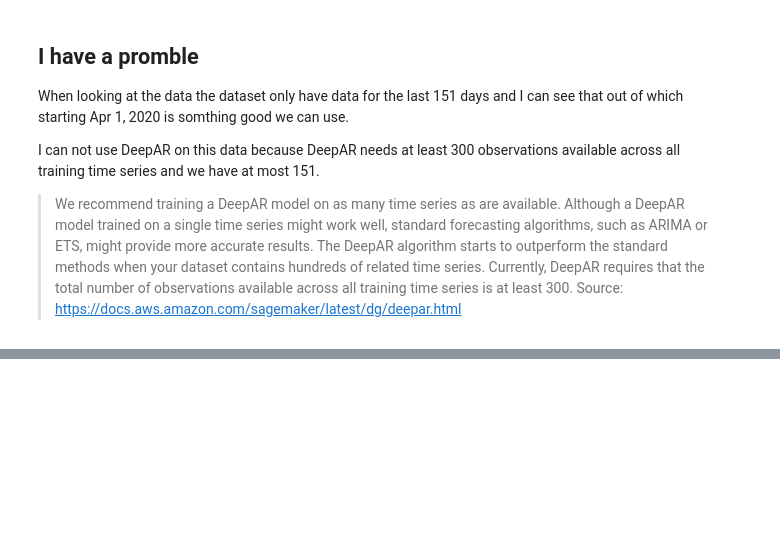
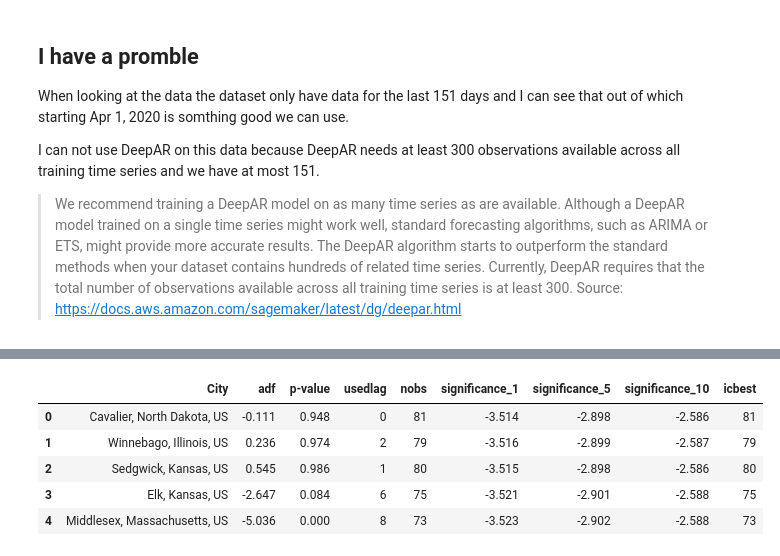
Before and after one commit to sahussain/Udacity-MLEN-CapstoneProject, a Jupyter notebook: Notebooks/master.ipynb, the cells around one changed output, grey strips where cells are left out. Drawn from its saved outputs; the diff is of its cells as text; code cells hidden in the pictures; blank space fills up the shorter version.

```diff
--- a/Notebooks/master.ipynb
+++ b/Notebooks/master.ipynb
@@ -342,15 +344,20 @@ def getCasesforCity(df, city):
     returnCases = Cases_City['Cases'].copy()
     return returnCases
 
+def getDFforCity(df, city):
+    return (df[df.Combined_Key == city]).filter(items=['Date','Cases'])
+
 def getCasesforCityAsTS(df, city, start_Date, freq='D'):
     city_df = getCasesforCity(df, city)
     #print(city_df)
     city_df = city_df.resample(freq).sum()
-    period = len(city_df)
     StartRec = days_between(start_Date)
-    data = city_df[StartRec:period]
+    #print(StartRec, period,len(city_df))
+    data = city_df[StartRec:]
+    period = len(data)
     #print(data.tail())
     index = pd.date_range(start=start_Date, periods=period, freq=freq)
+    #print(index)
     time_series = pd.Series(data=data, index=index)
     return time_series
 
@@ -361,13 +368,23 @@ def getRandomCities(lsCities, nCities):
 def getRandomAsTS(df, nCities, start_Date='2020-01-22'):
     lsCities = get_all_cities(df)
     randomcities = getRandomCities(lsCities, nCities)
-    print("Selected cities: ", randomcities)
+    #print("Selected cities: ", randomcities)
     time_series = []
     for city in randomcities:
         print("Getting Data for city: ", city)
         data = getCasesforCityAsTS(df, city,start_Date)
         time_series.append(data)
     return time_series, randomcities
+
+def getAllCitiesAsTS(df, start_Date='2020-01-22'):
+    lsCities = get_all_cities(df)
+    #print("Selected cities: ", randomcities)
+    time_series = []
+    for city in lsCities:
+        print("Getting Data for city: ", city)
+        data = getCasesforCityAsTS(df, city,start_Date)
+        time_series.append(data)
+    return time_series, lsCities
 
 def getColourList(nColours):
     Colours = []
@@ -385,3 +402,16 @@ def plotRandomCities(df, n=5, start_Date='2020-01-22'):
 
     plt.legend()
     plt.show()
+
+
+def plotGivenCities(ts, cities, start_Date='2020-01-22'):
+    n=len(cities)
+    colours = getColourList(n)
+    #ts, cities = getRandomAsTS(df,n,start_Date)
+    plt.figure(figsize=(15,8))
+
+    for n_ts in range(n):
+        ts[n_ts].plot(label=cities[n_ts], linewidth=3, color=colours[n_ts])
+
+    plt.legend()
+    plt.show()
@@ -567,0 +721,3 @@ A natural generalization of the ARCH (Autoregressive Conditional Heteroskedastic
+# %%
+#lets look at 500 random cities' Stationarity
+Stationarity = getStationarity(covid_df,50,'2020-04-01')
@@ -567,0 +742,9 @@ A natural generalization of the ARCH (Autoregressive Conditional Heteroskedastic
+# %%
+Stationarity.head()
+# %% [output]
+|  | City | adf | p-value | usedlag | nobs | significance_1 | significance_5 | significance_10 | icbest |
+| 0 | Cavalier, North Dakota, US | -0.111 | 0.948 | 0 | 81 | -3.514 | -2.898 | -2.586 | 81 |
+| 1 | Winnebago, Illinois, US | 0.236 | 0.974 | 2 | 79 | -3.516 | -2.899 | -2.587 | 79 |
+| 2 | Sedgwick, Kansas, US | 0.545 | 0.986 | 1 | 80 | -3.515 | -2.898 | -2.586 | 80 |
+| 3 | Elk, Kansas, US | -2.647 | 0.084 | 6 | 75 | -3.521 | -2.901 | -2.588 | 75 |
+| 4 | Middlesex, Massachusetts, US | -5.036 | 0.000 | 8 | 73 | -3.523 | -2.902 | -2.588 | 73 |
```
Also changed, not shown: parts of 24 cells of this notebook, 1 other file.
